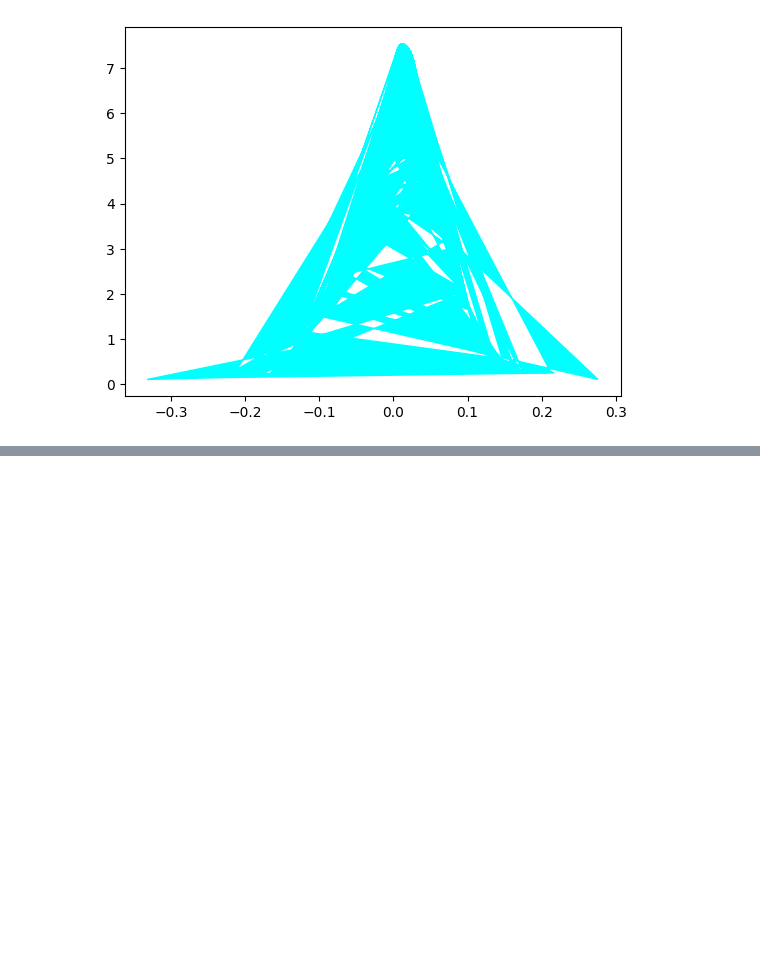
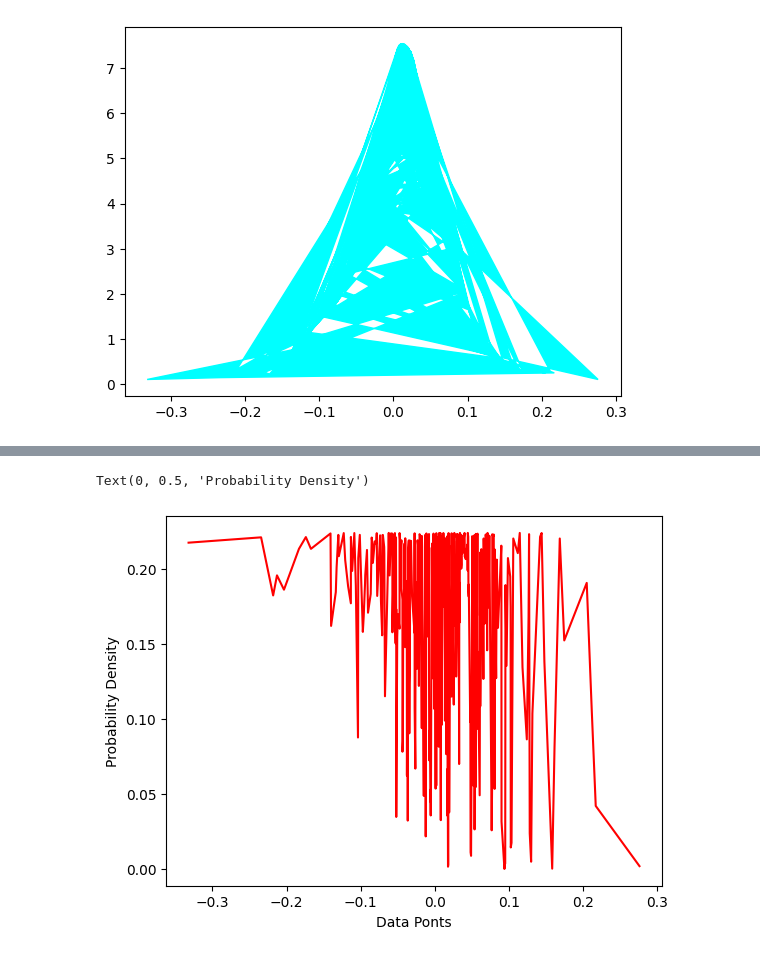
Before and after one commit to alexwese/tkseminar, a Jupyter notebook: DataAnalysis/change_distribution.ipynb, the cells around one changed output, grey strips where cells are left out. Cells and saved outputs as stored; diff of their text form; code cells hidden in the pictures; blank space fills up the shorter version.

```diff
--- a/DataAnalysis/change_distribution.ipynb
+++ b/DataAnalysis/change_distribution.ipynb
@@ -61,5 +61,7 @@ def normal_dist(x , mean , sd):
     return prob_density
 
 #Calculate mean and Standard deviation.
-mean = np.mean(energy_index["Monthly Change"])
-sd = np.std(energy_index["Monthly Change"])
+mean = np.mean(energy_index["Monthly Change"].dropna())
+sd = np.std(energy_index["Monthly Change"].dropna())
+# %%
+pdf = normal_dist(data, mean, sd)
@@ -65,0 +89,7 @@ sd = np.std(energy_index["Monthly Change"])
+# %%
+plt.plot(energy_index["Monthly Change"][1:].sort_values(), pdf, color="red")
+plt.xlabel("Data Ponts")
+plt.ylabel("Probability Density")
+# %% [output]
+Text(0, 0.5, 'Probability Density')
+[figure, added]
```
Also changed, not shown: parts of 12 cells of this notebook.
